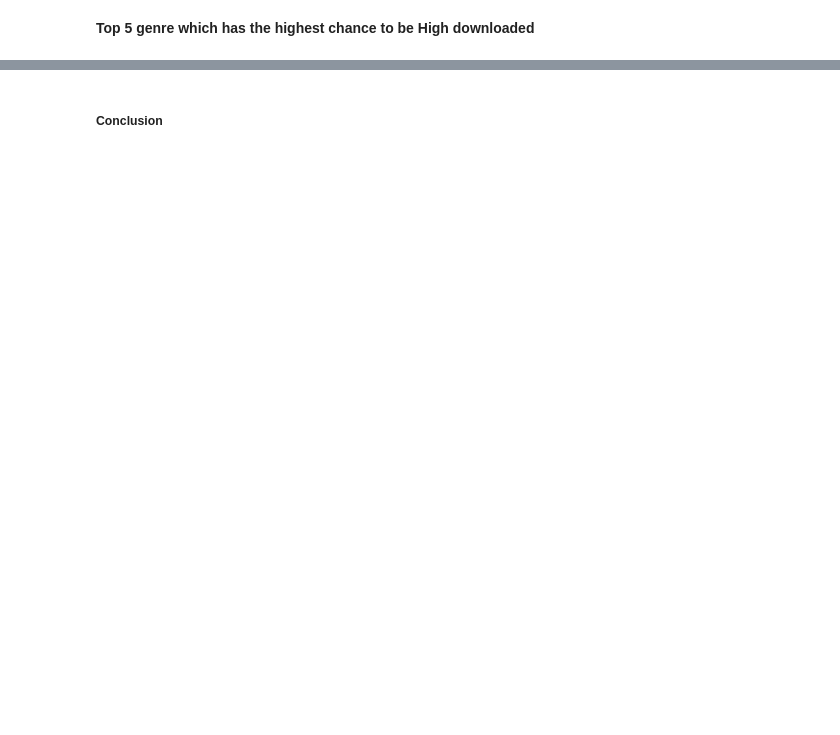
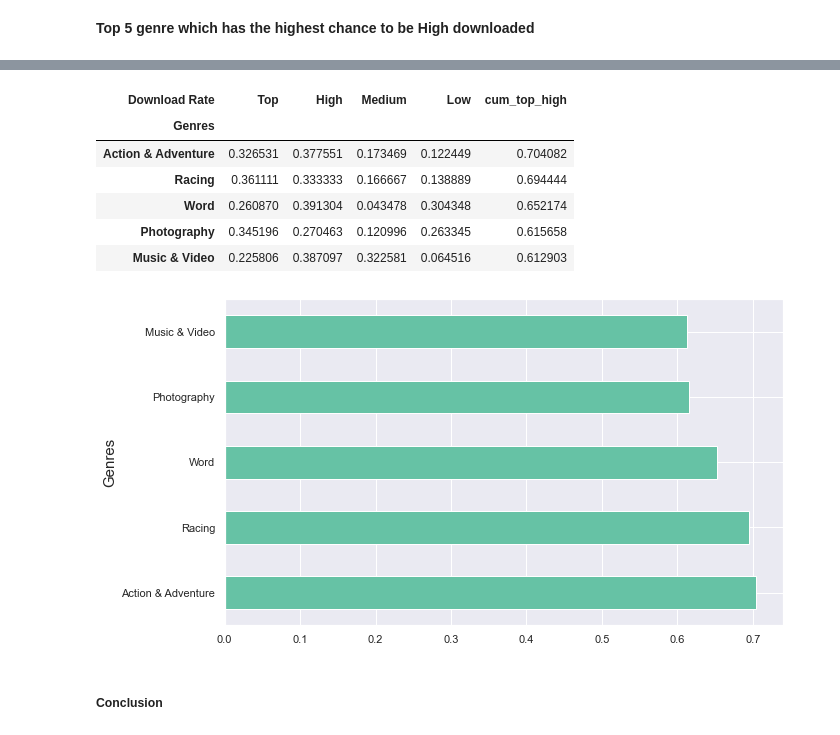
Before and after one commit to enricogoerlitz/Data-Analysis, a Jupyter notebook: 02_Google_Playstore_Data/notebook/notebook1.ipynb, the cells around one changed output, grey strips where cells are left out. Drawn from its saved outputs; the diff is of its cells as text; code cells hidden in the pictures; blank space fills up the shorter version.

```diff
--- a/02_Google_Playstore_Data/notebook/notebook1.ipynb
+++ b/02_Google_Playstore_Data/notebook/notebook1.ipynb
@@ -966,9 +970,9 @@ genres_downloads_group.head()
 | Health & Fitness | 34.0 | 79.0 | 60.0 | 117.0 |
 # %%
 genres_downloads_group_total_counts = genres_downloads_group.sum(axis=1)
-genres_downloads_group_rel = genres_downloads_group.apply(lambda column: column / genres_downloads_group_total_counts)
-genres_downloads_group_rel = genres_downloads_group_rel.sort_values(by=download_rate_order, ascending=False)
-genres_downloads_group_rel.head()
+genres_downloads_group_prop = genres_downloads_group.apply(lambda column: column / genres_downloads_group_total_counts)
+genres_downloads_group_prop = genres_downloads_group_prop.sort_values(by=download_rate_order, ascending=False)
+genres_downloads_group_prop.head()
 # %% [output]
 | Download Rate | Top | High | Medium | Low |
 | Genres |  |  |  |  |
@@ -1023,2 +1062,17 @@ That sounds logical, because as higher the rating is, as lower the low rating wi
+# %%
+top_high_genres_downloads_group_prop = genres_downloads_group_prop.copy()
+top_high_genres_downloads_group_prop["cum_top_high"] = top_high_genres_downloads_group_prop[TOP] + top_high_genres_downloads_group_prop[HIGH]
+top5_top_high_genres_downloads_group_prop = top_high_genres_downloads_group_prop.sort_values(by="cum_top_high", ascending=False).head()
+top5_top_high_genres_downloads_group_prop.iloc[:, -1].plot.barh(stacked=True)
+top5_top_high_genres_downloads_group_prop
+# %% [output]
+| Download Rate | Top | High | Medium | Low | cum_top_high |
+| Genres |  |  |  |  |  |
+| Action & Adventure | 0.326531 | 0.377551 | 0.173469 | 0.122449 | 0.704082 |
+| Racing | 0.361111 | 0.333333 | 0.166667 | 0.138889 | 0.694444 |
+| Word | 0.260870 | 0.391304 | 0.043478 | 0.304348 | 0.652174 |
+| Photography | 0.345196 | 0.270463 | 0.120996 | 0.263345 | 0.615658 |
+| Music & Video | 0.225806 | 0.387097 | 0.322581 | 0.064516 | 0.612903 |
+[figure, added]
 # %% [markdown]
 ##### Conclusion
```
Also changed, not shown: parts of 61 cells of this notebook.
